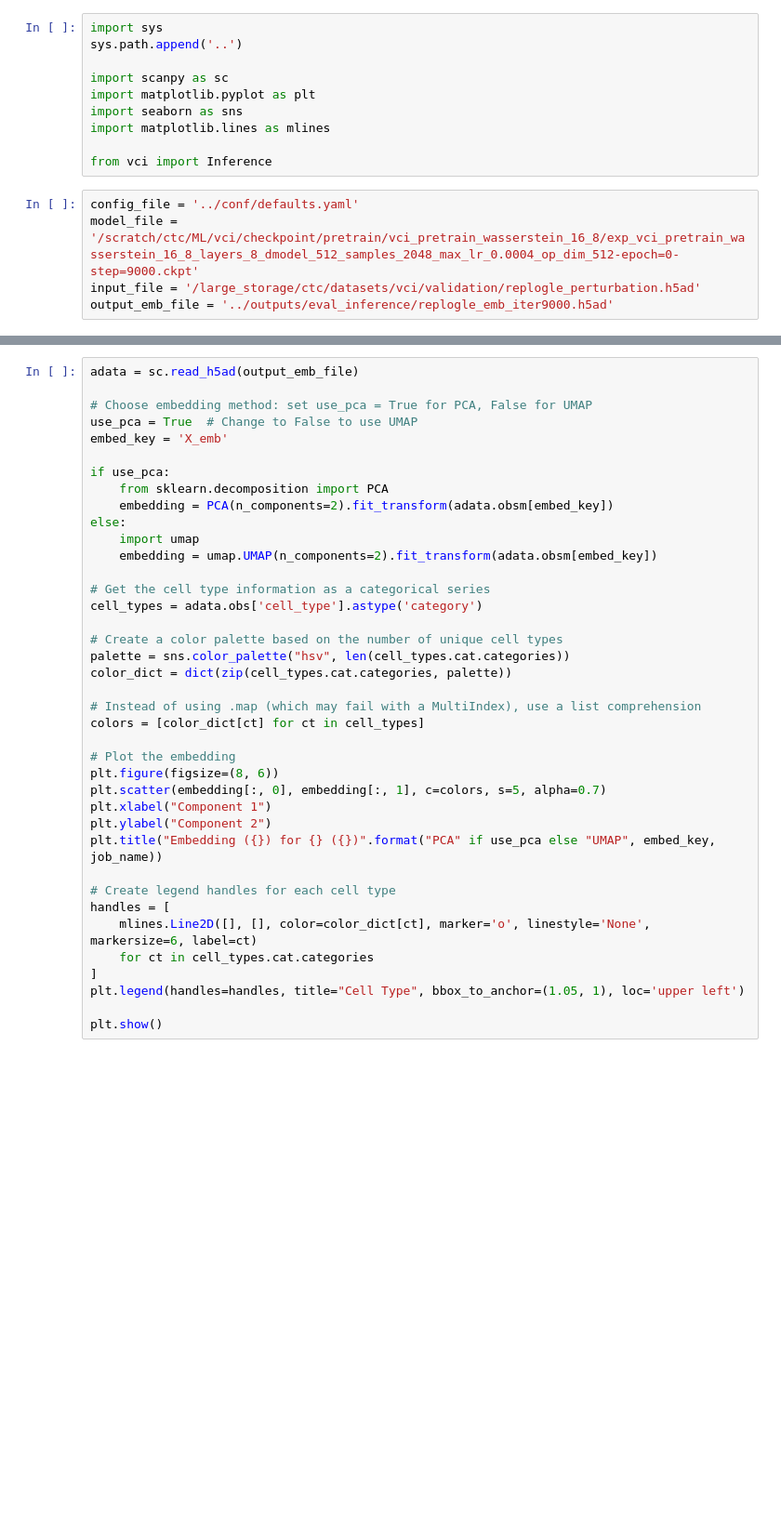
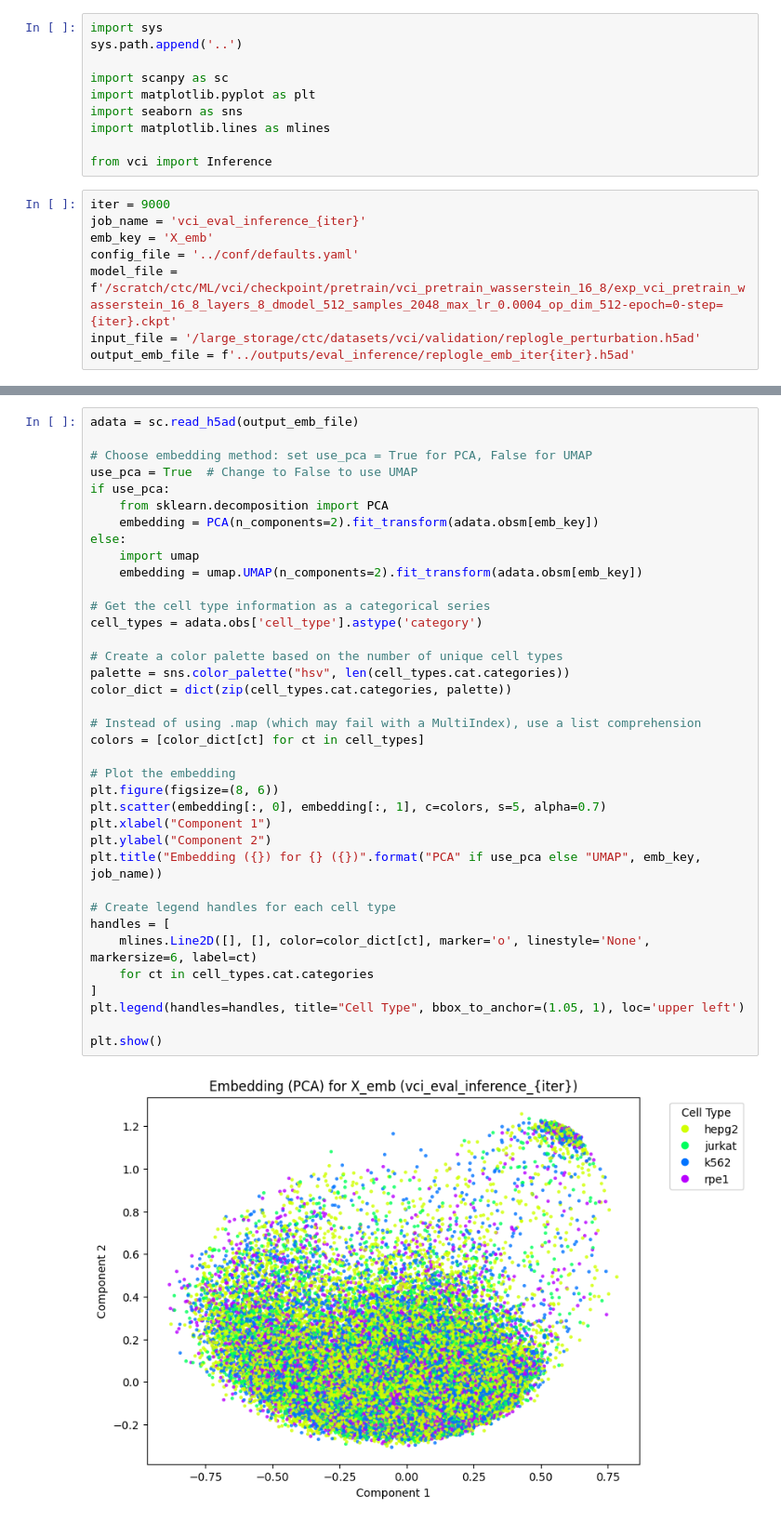
Before and after one commit to zhang0730/state, a Jupyter notebook: nbs/emb.ipynb, the cells around one changed output, grey strips where cells are left out. Shown at 93% size. Cells and saved outputs as stored; diff of their text form; blank space fills up the shorter version.

Commit message:
With Sample results

```diff
--- a/nbs/emb.ipynb
+++ b/nbs/emb.ipynb
@@ -9,10 +9,13 @@ import matplotlib.lines as mlines
 
 from vci import Inference
 # %%
+iter = 9000
+job_name = 'vci_eval_inference_{iter}'
+emb_key = 'X_emb'
 config_file = '../conf/defaults.yaml'
-model_file = '/scratch/ctc/ML/vci/checkpoint/pretrain/vci_pretrain_wasserstein_16_8/exp_vci_pretrain_wasserstein_16_8_layers_8_dmodel_512_samples_2048_max_lr_0.0004_op_dim_512-epoch=0-step=9000.ckpt'
+model_file = f'/scratch/ctc/ML/vci/checkpoint/pretrain/vci_pretrain_wasserstein_16_8/exp_vci_pretrain_wasserstein_16_8_layers_8_dmodel_512_samples_2048_max_lr_0.0004_op_dim_512-epoch=0-step={iter}.ckpt'
 input_file = '/large_storage/ctc/datasets/vci/validation/replogle_perturbation.h5ad'
-output_emb_file = '../outputs/eval_inference/replogle_emb_iter9000.h5ad'
+output_emb_file = f'../outputs/eval_inference/replogle_emb_iter{iter}.h5ad'
 # %%
 inferer = Inference(config_file)
 inferer.load_model(model_file)
@@ -23,37 +30,37 @@ adata = sc.read_h5ad(output_emb_file)
 
 # Choose embedding method: set use_pca = True for PCA, False for UMAP
 use_pca = True  # Change to False to use UMAP
-embed_key = 'X_emb'
-
 if use_pca:
     from sklearn.decomposition import PCA
-    embedding = PCA(n_components=2).fit_transform(adata.obsm[embed_key])
+    embedding = PCA(n_components=2).fit_transform(adata.obsm[emb_key])
 else:
     import umap
-    embedding = umap.UMAP(n_components=2).fit_transform(adata.obsm[embed_key])
+    embedding = umap.UMAP(n_components=2).fit_transform(adata.obsm[emb_key])
 
 # Get the cell type information as a categorical series
 cell_types = adata.obs['cell_type'].astype('category')
 
 # Create a color palette based on the number of unique cell types
 palette = sns.color_palette("hsv", len(cell_types.cat.categories))
 color_dict = dict(zip(cell_types.cat.categories, palette))
 
 # Instead of using .map (which may fail with a MultiIndex), use a list comprehension
 colors = [color_dict[ct] for ct in cell_types]
 
 # Plot the embedding
 plt.figure(figsize=(8, 6))
 plt.scatter(embedding[:, 0], embedding[:, 1], c=colors, s=5, alpha=0.7)
 plt.xlabel("Component 1")
 plt.ylabel("Component 2")
-plt.title("Embedding ({}) for {} ({})".format("PCA" if use_pca else "UMAP", embed_key, job_name))
+plt.title("Embedding ({}) for {} ({})".format("PCA" if use_pca else "UMAP", emb_key, job_name))
 
 # Create legend handles for each cell type
 handles = [
     mlines.Line2D([], [], color=color_dict[ct], marker='o', linestyle='None', markersize=6, label=ct)
     for ct in cell_types.cat.categories
 ]
 plt.legend(handles=handles, title="Cell Type", bbox_to_anchor=(1.05, 1), loc='upper left')
 
 plt.show()
+# %% [output]
+[figure, added]
```
Also changed, not shown: parts of 2 cells of this notebook.
